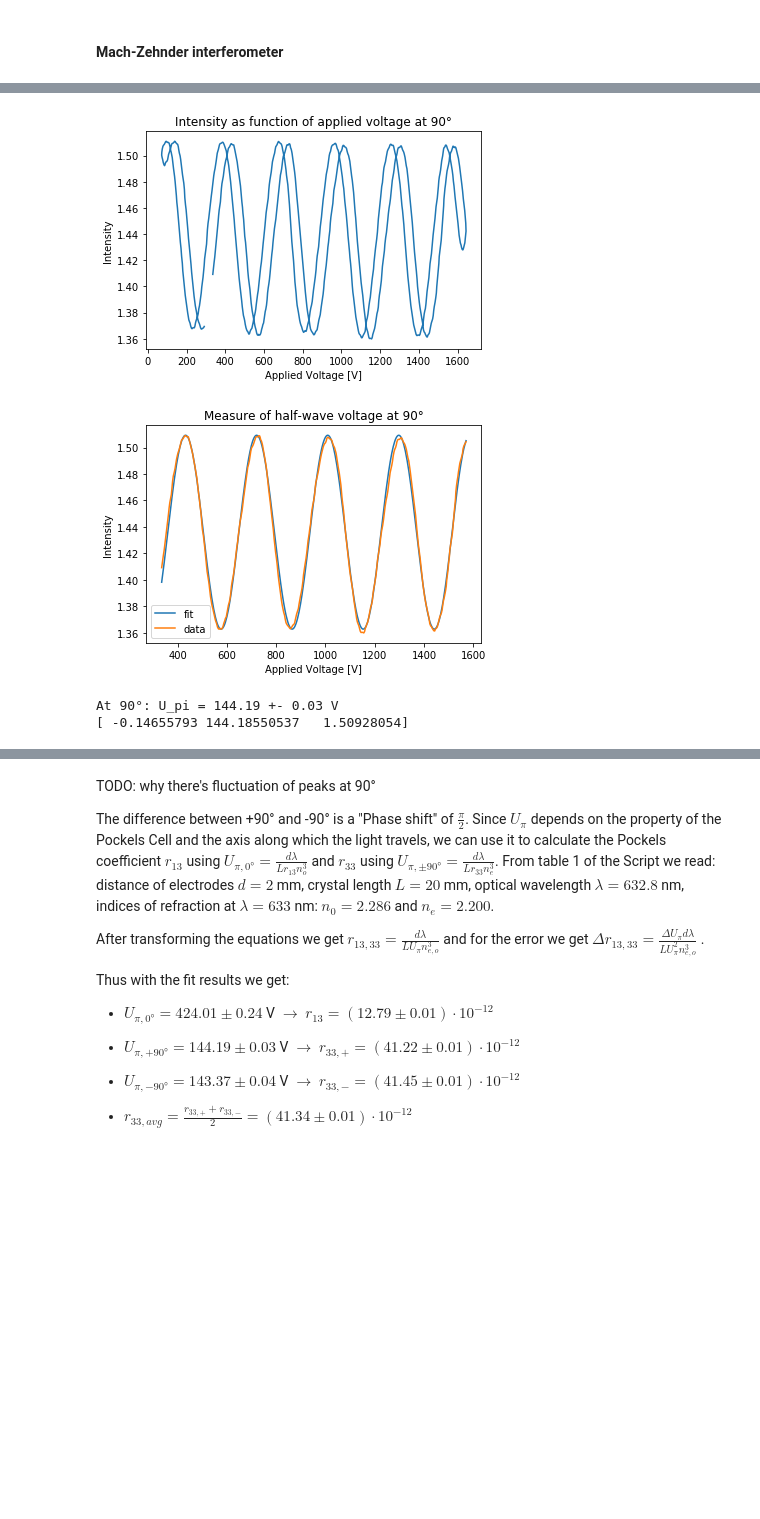
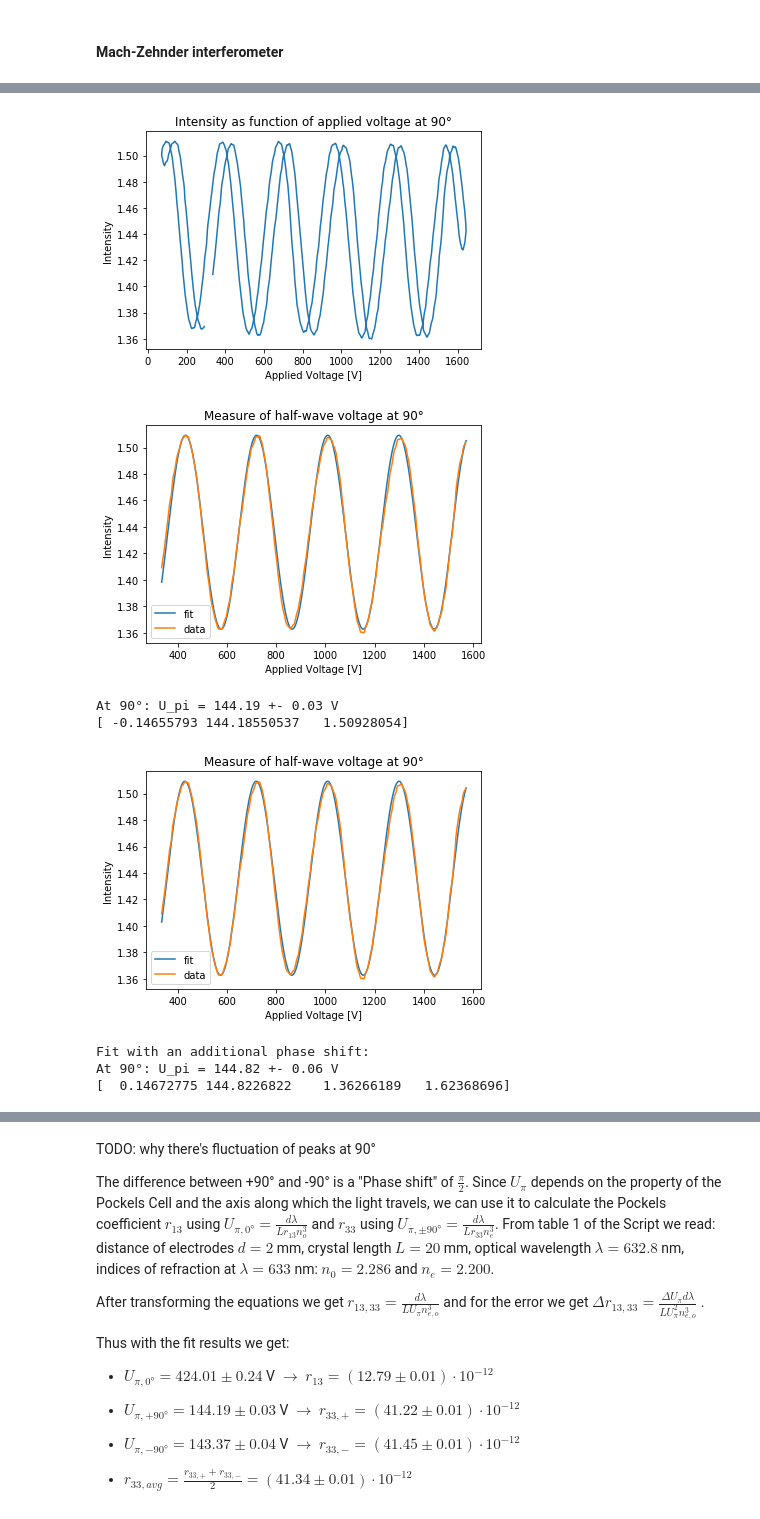
Before and after one commit to anananlyjlyj/physics-FP-Uni-HD, a Jupyter notebook: F86 Grundpraktikum Optik/FP Optics.ipynb, the cells around one changed output, grey strips where cells are left out. Saved outputs shown, nothing was run; the diff lists cells and outputs as text; code cells hidden in the pictures; blank space fills up the shorter version.

```diff
--- a/F86 Grundpraktikum Optik/FP Optics.ipynb
+++ b/F86 Grundpraktikum Optik/FP Optics.ipynb
@@ -120,43 +124,47 @@ At 0°: U_pi = 424.01 +- 0.24 V
 # %%
 # plot and fit 90°
 U90, I90 = np.loadtxt('Pockel90.txt', skiprows=1, usecols=(1, 2), unpack=True)
 U90 = np.array(U90) * enlarge
 I90 = np.array(I90)
 plt.plot(U90, I90, label="data")
 plt.xlabel("Applied Voltage [V]")
 plt.ylabel("Intensity")
 plt.title("Intensity as function of applied voltage at 90°")
 plt.show()
 U90 = U90[0:400]
 I90 = I90[0:400]
 fitp, pcov = curve_fit(func, U90, I90, [-0.14, 140., 1.36])
 plt.plot(U90, func(U90, fitp[0], fitp[1], fitp[2]), label='fit')
 plt.plot(U90, I90, label="data")
 plt.xlabel("Applied Voltage [V]")
 plt.ylabel("Intensity")
 plt.title("Measure of half-wave voltage at 90°")
 plt.legend()
 plt.show()
 print("At 90°: U_pi = %.2f" % fitp[1], "+- %.2f" % np.sqrt(pcov[1][1]), "V")
 print(fitp)
 
 # Fit with an additional phase shift:
-# fitp2, pcov2 = curve_fit(funcp, U90, I90, [0.14, 140., 1.36, 1.6])
-# plt.plot(U90, funcp(U90, fitp2[0], fitp2[1], fitp2[2], fitp2[3]), label='fit')
-# plt.plot(U90, I90, label="data")
-# plt.xlabel("Applied Voltage [V]")
-# plt.ylabel("Intensity")
-# plt.title("Measure of half-wave voltage at 90°")
-# plt.legend()
-# plt.show()
-# print("Fit with an additional phase shift:")
-# print("At 90°: U_pi = %.2f" % fitp2[1], "+- %.2f" % np.sqrt(pcov2[1][1]), "V")
-# print(fitp2)
+fitp2, pcov2 = curve_fit(funcp, U90, I90, [0.14, 140., 1.36, 1.6])
+plt.plot(U90, funcp(U90, fitp2[0], fitp2[1], fitp2[2], fitp2[3]), label='fit')
+plt.plot(U90, I90, label="data")
+plt.xlabel("Applied Voltage [V]")
+plt.ylabel("Intensity")
+plt.title("Measure of half-wave voltage at 90°")
+plt.legend()
+plt.show()
+print("Fit with an additional phase shift:")
+print("At 90°: U_pi = %.2f" % fitp2[1], "+- %.2f" % np.sqrt(pcov2[1][1]), "V")
+print(fitp2)
 # %% [output]
 [figure]
 [figure]
 At 90°: U_pi = 144.19 +- 0.03 V
 [ -0.14655793 144.18550537   1.50928054]
+[figure, added]
+Fit with an additional phase shift:
+At 90°: U_pi = 144.82 +- 0.06 V
+[  0.14672775 144.8226822    1.36266189   1.62368696]
 # %%
 # plot and fit -90°
 U_90, I_90 = np.loadtxt(
```
Also changed, not shown: parts of 6 cells of this notebook.
